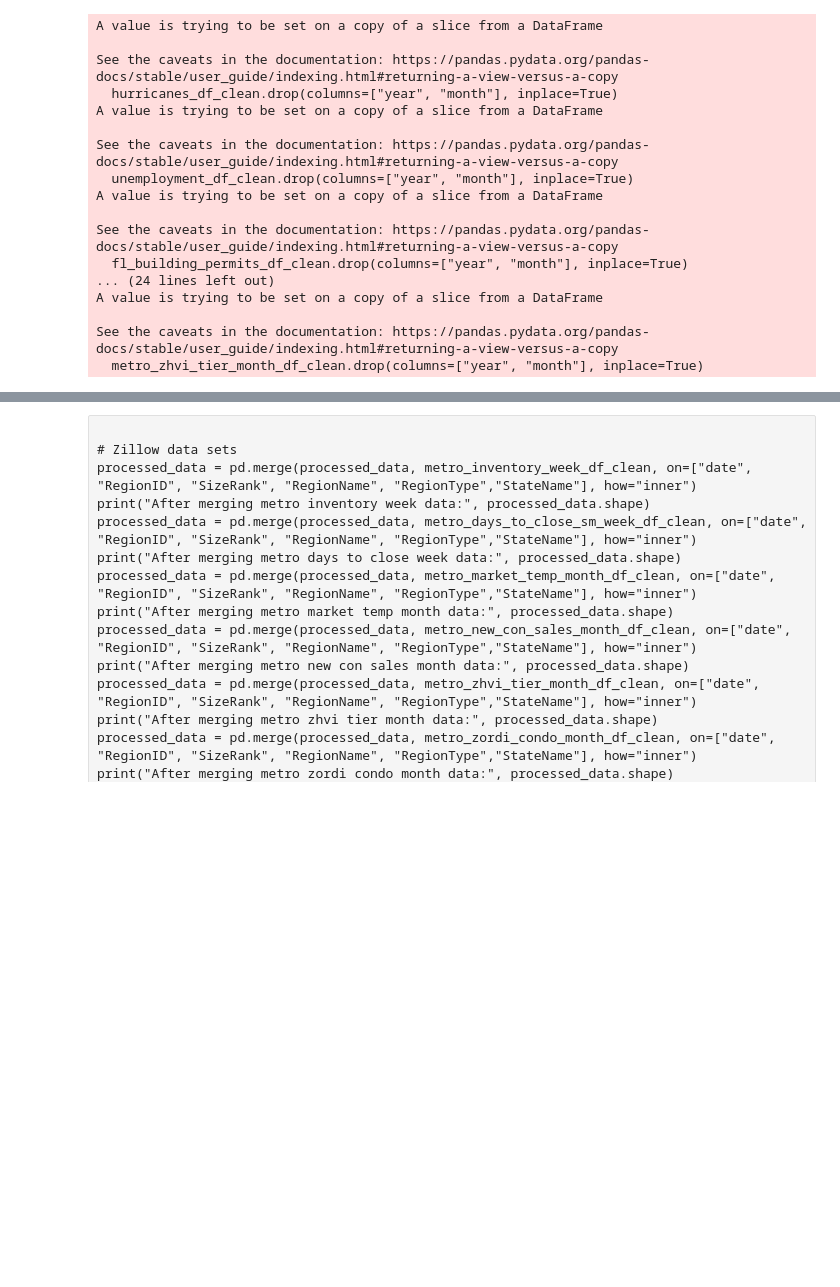
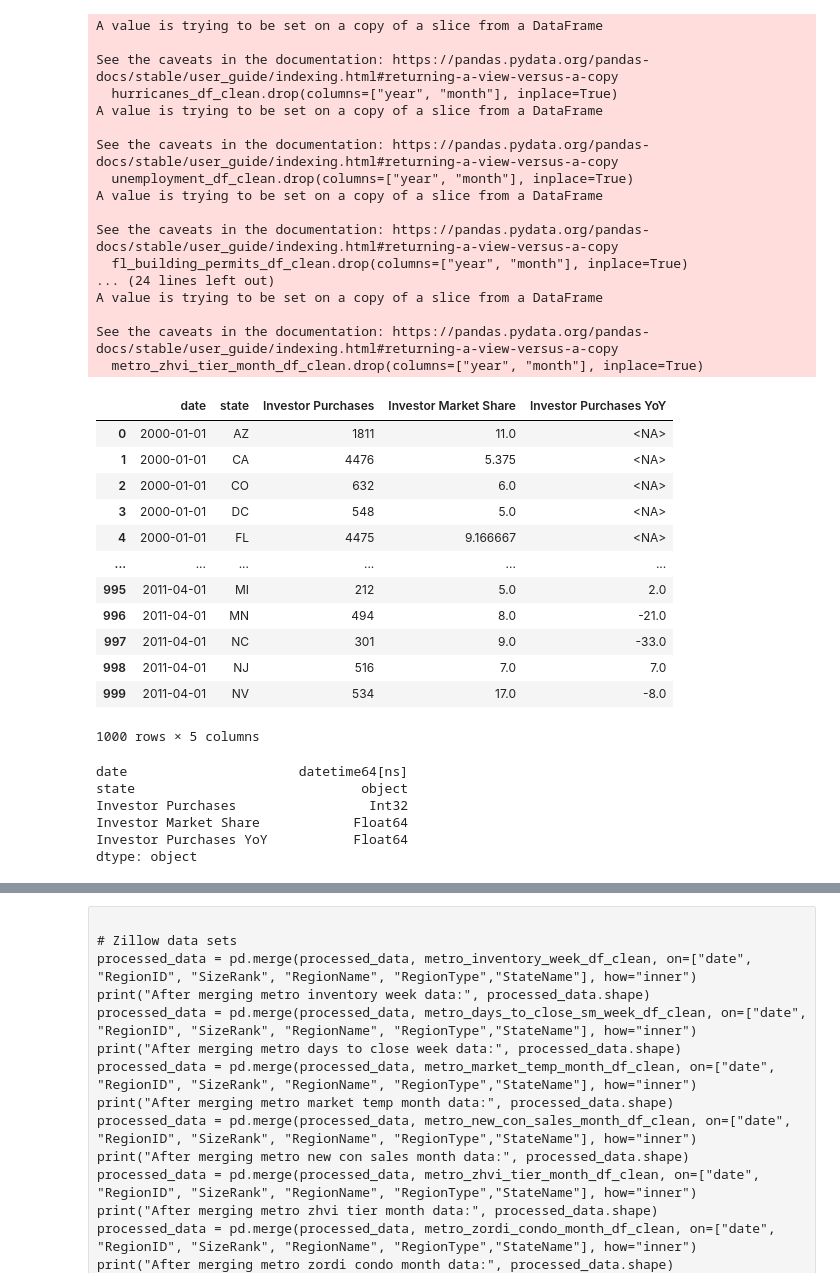
Before and after one commit to walde363/covid-housing-forecast, a Jupyter notebook: notebooks/Data review and analysis.ipynb, the cells around one changed output, grey strips where cells are left out. Drawn from its saved outputs; the diff is of its cells as text; code cells hidden in the pictures; blank space fills up the shorter version.

```diff
--- a/notebooks/Data review and analysis.ipynb
+++ b/notebooks/Data review and analysis.ipynb
@@ -797,3 +785,29 @@ A value is trying to be set on a copy of a slice from a DataFrame
 
 See the caveats in the documentation: https://pandas.pydata.org/pandas-docs/stable/user_guide/indexing.html#returning-a-view-versus-a-copy
   metro_zhvi_tier_month_df_clean.drop(columns=["year", "month"], inplace=True)
+# %%
+investor_df_clean.head(1000)
+# %% [output]
+|  | date | state | Investor Purchases | Investor Market Share | Investor Purchases YoY |
+| 0 | 2000-01-01 | AZ | 1811 | 11.0 | <NA> |
+| 1 | 2000-01-01 | CA | 4476 | 5.375 | <NA> |
+| 2 | 2000-01-01 | CO | 632 | 6.0 | <NA> |
+| 3 | 2000-01-01 | DC | 548 | 5.0 | <NA> |
+| 4 | 2000-01-01 | FL | 4475 | 9.166667 | <NA> |
+| ... | ... | ... | ... | ... | ... |
+| 995 | 2011-04-01 | MI | 212 | 5.0 | 2.0 |
+| 996 | 2011-04-01 | MN | 494 | 8.0 | -21.0 |
+| 997 | 2011-04-01 | NC | 301 | 9.0 | -33.0 |
+| 998 | 2011-04-01 | NJ | 516 | 7.0 | 7.0 |
+| 999 | 2011-04-01 | NV | 534 | 17.0 | -8.0 |
+1000 rows × 5 columns
+# %%
+investor_df_clean["state"] = investor_df_clean["state"].astype(str)
+investor_df_clean.dtypes
+# %% [output]
+date                      datetime64[ns]
+state                             object
+Investor Purchases                 Int32
+Investor Market Share            Float64
+Investor Purchases YoY           Float64
+dtype: object
```
Also changed, not shown: parts of 7 cells of this notebook.
